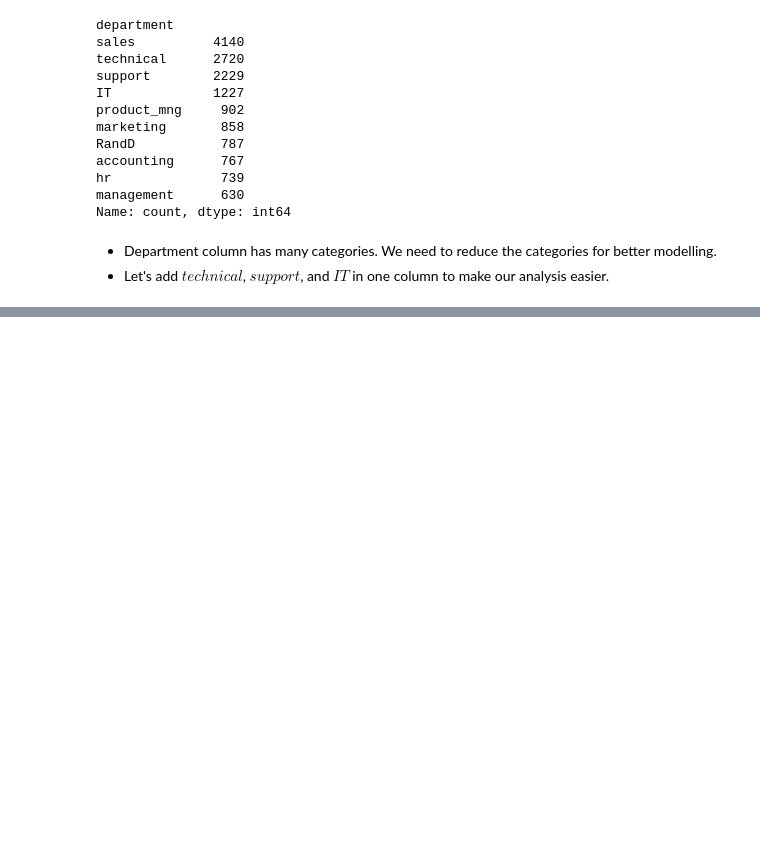
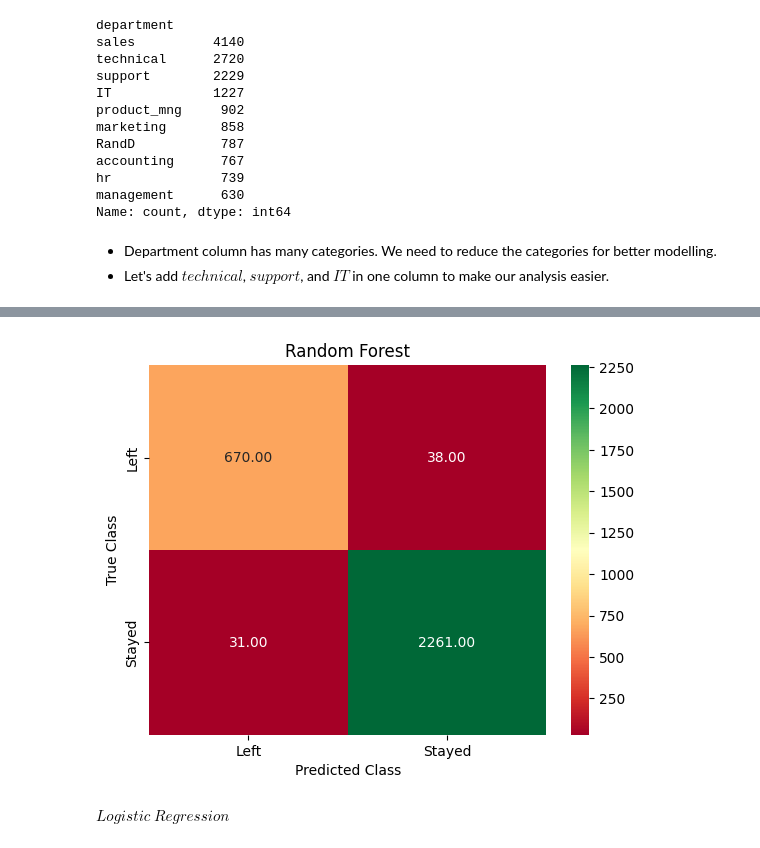
Before and after one commit to parashardevesh/emp-turnover-prediction, a Jupyter notebook: Notebook.ipynb, the cells around one changed output, grey strips where cells are left out. Cells and saved outputs as stored; diff of their text form; code cells hidden in the pictures; blank space fills up the shorter version.

Commit message:
predicted using models

```diff
--- a/Notebook.ipynb
+++ b/Notebook.ipynb
@@ -116,0 +185,6 @@ Name: count, dtype: int64
+# %%
+cols = []
+for i,val in zip(hr_vars, rfe.support_):
+    if val and i!='left':
+        cols.append(i)
+cols
@@ -116,0 +201,3 @@ Name: count, dtype: int64
+# %%
+X = hr[cols]
+y = hr['left']
@@ -116,0 +206,7 @@ Name: count, dtype: int64
+# %%
+from sklearn.model_selection import train_test_split
+X_train, X_test, y_train, y_test = train_test_split(X, y, test_size=0.2, random_state=0)
+from sklearn.linear_model import LogisticRegression
+from sklearn import metrics
+logreg = LogisticRegression()
+logreg.fit(X_train, y_train)
@@ -116,0 +224,4 @@ Name: count, dtype: int64
+# %%
+from sklearn.ensemble import RandomForestClassifier
+rf = RandomForestClassifier()
+rf.fit(X_train, y_train)
@@ -116,0 +254,17 @@ Name: count, dtype: int64
+# %%
+from sklearn.metrics import confusion_matrix
+import seaborn as sns
+import matplotlib.pyplot as plt
+
+rf_y_pred = rf.predict(X_test)
+forest_cm = confusion_matrix(rf_y_pred, y_test, labels=[1,0])
+sns.heatmap(forest_cm, cmap='RdYlGn', annot=True, fmt= '.2f',
+            xticklabels=['Left', 'Stayed'], yticklabels=['Left', 'Stayed'])
+plt.ylabel('True Class')
+plt.xlabel('Predicted Class')
+plt.title('Random Forest')
+plt.show()
+# %% [output]
+[figure, added]
+# %% [markdown]
+$Logistic$ $Regression$
```
Also changed, not shown: parts of 28 cells of this notebook, 1 other file.
